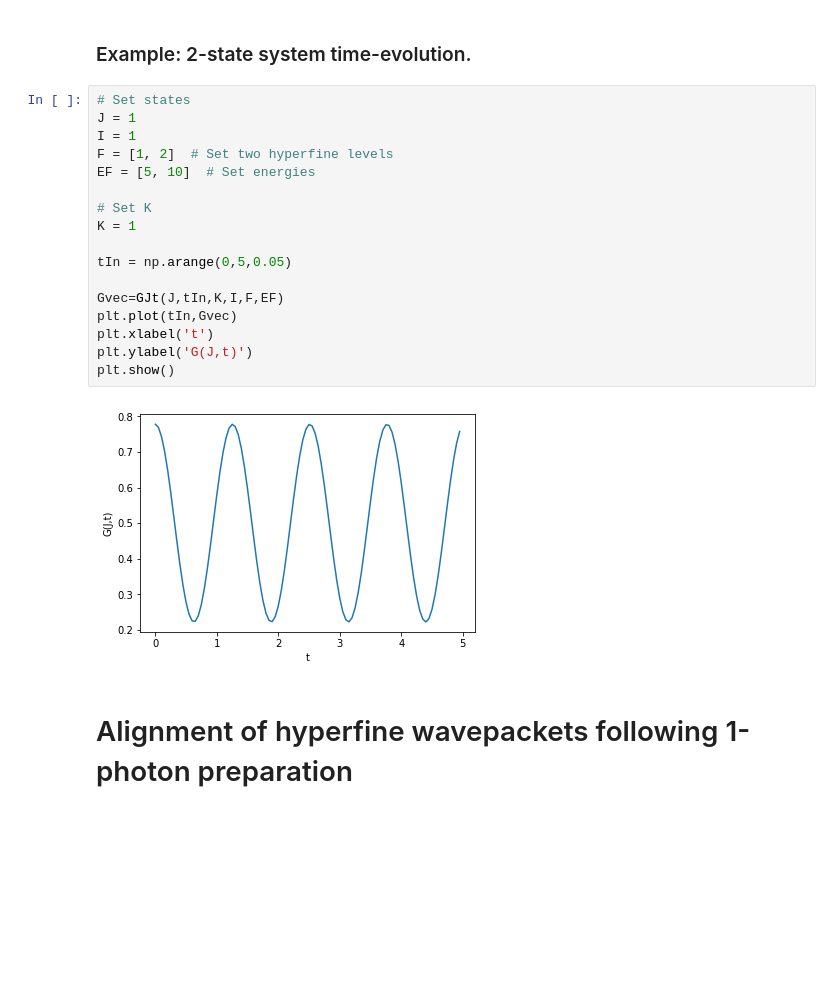
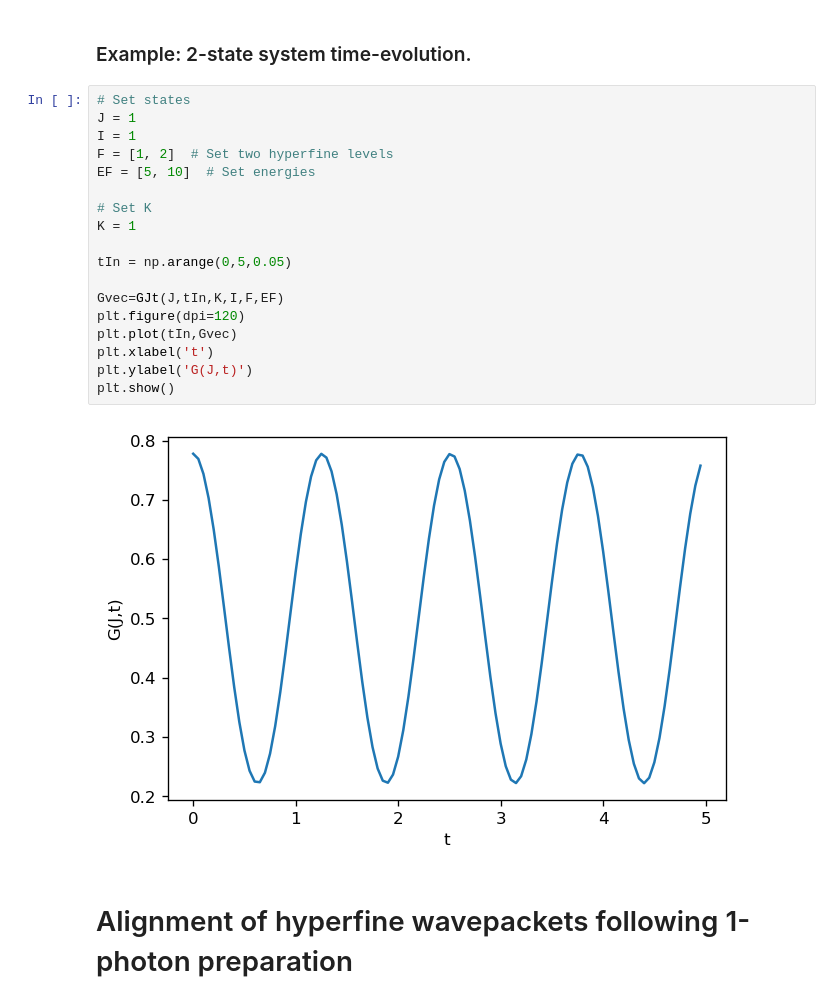
Before and after one commit to phockett/Quantum-Metrology-with-Photoelectrons, a Jupyter notebook: Alignment/Alignment-3.ipynb, the cells around one changed output. Drawn from its saved outputs; the diff is of its cells as text; blank space fills up the shorter version.

```diff
--- a/Alignment/Alignment-3.ipynb
+++ b/Alignment/Alignment-3.ipynb
@@ -98,22 +103,23 @@ def GJt(J,t,K,I,F,EF):
 # %%
 # Set states
 J = 1
 I = 1
 F = [1, 2]  # Set two hyperfine levels
 EF = [5, 10]  # Set energies
 
 # Set K
 K = 1
 
 tIn = np.arange(0,5,0.05)
 
 Gvec=GJt(J,tIn,K,I,F,EF)
+plt.figure(dpi=120)
 plt.plot(tIn,Gvec)
 plt.xlabel('t')
 plt.ylabel('G(J,t)')
 plt.show()
 # %% [output]
-[figure, old version]
+[figure, new version]
 # %% [markdown]
 # Alignment of hyperfine wavepackets following 1-photon preparation #
 # %% [markdown]
```
Also changed, not shown: parts of 10 cells of this notebook.
